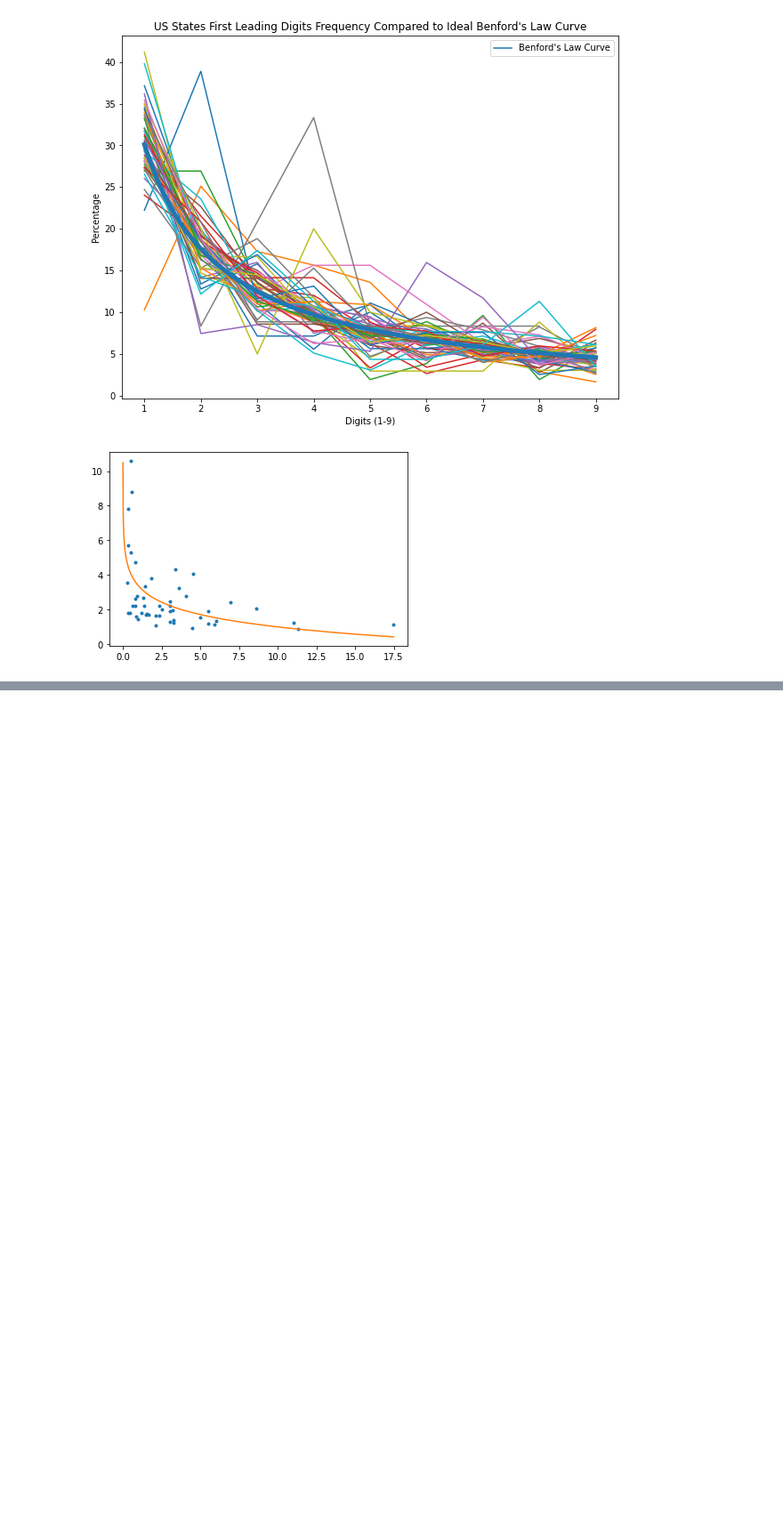
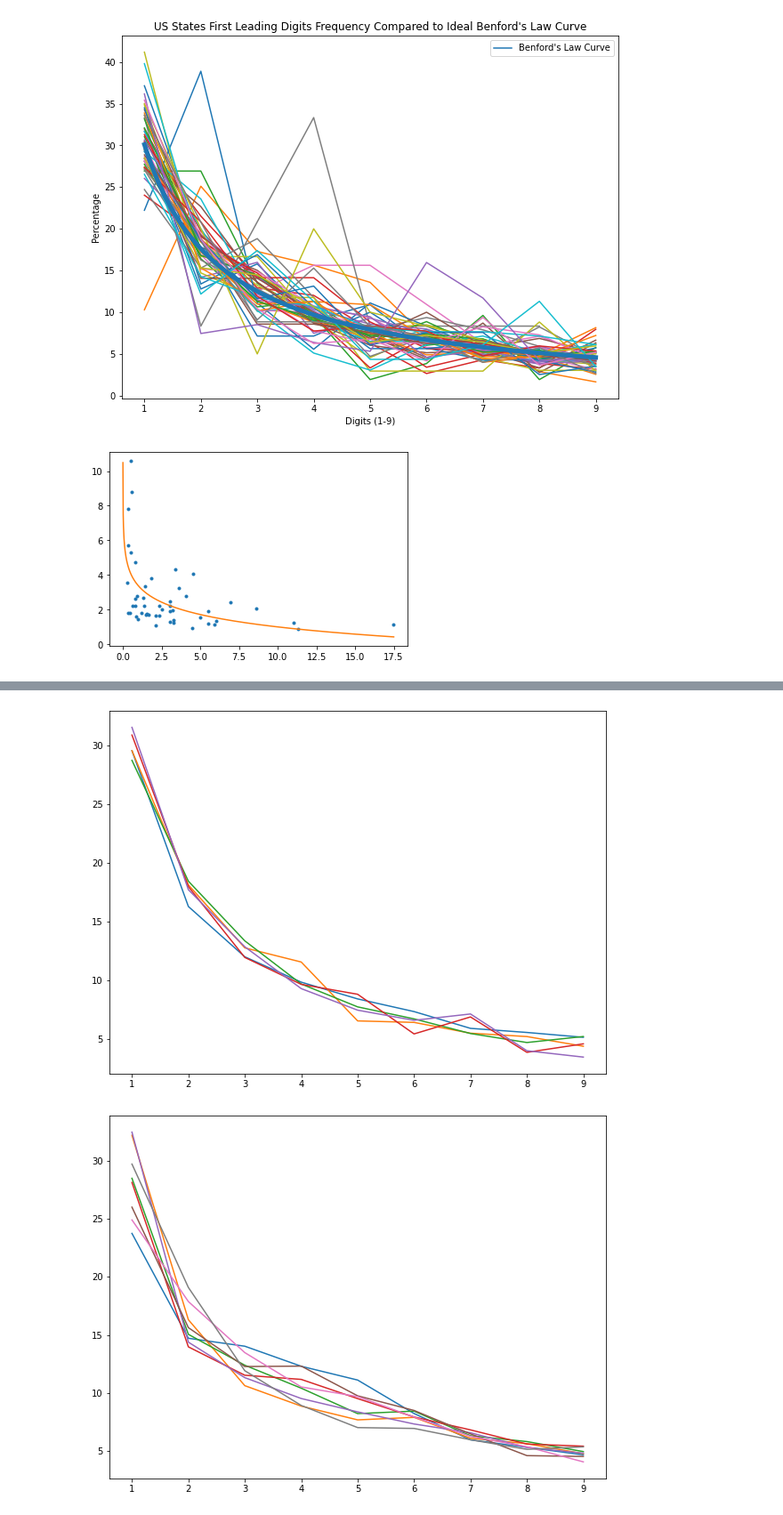
Before and after one commit to Abitamim/SoftDesProject1, a Jupyter notebook: main_notebook.ipynb, the cells around one changed output, grey strips where cells are left out. Shown at 89% size. Cells and saved outputs as stored; diff of their text form; code cells hidden in the pictures; blank space fills up the shorter version.

```diff
--- a/main_notebook.ipynb
+++ b/main_notebook.ipynb
@@ -141,0 +153,41 @@ dtype: float64
+# %%
+us_cand_data = helper.get_votes_per_parameter(us_data, 0)
+russia_cand_data = helper.get_votes_per_parameter(russia_data, 0)
+
+total_us_candidate_votes = helper.sum_votes(us_data, 0)
+total_us_votes = total_us_candidate_votes.iloc[0].sum()
+
+total_russia_candidate_votes = helper.sum_votes(russia_data, 0)
+total_russia_votes = total_russia_candidate_votes.iloc[0].sum()
+
+us_percentage_of_total_votes = total_us_candidate_votes.divide(total_us_votes)
+russia_percentage_of_total_votes = total_russia_candidate_votes.divide(total_russia_votes)
+
+us_candidates_combined_leading_digit_std_dev = {1:[], 2:[], 3:[], 4:[], 5:[], 6:[], 7:[], 8:[], 9:[]}
+russia_candidates_combined_leading_digit_std_dev = {1:[], 2:[], 3:[], 4:[], 5:[], 6:[], 7:[], 8:[], 9:[]}
+plt.figure(figsize=(10,7.5))
+plt.clf()
+for cand, votes in us_cand_data.items():
+    cand_leading_digits = helper.find_all_leading_digits(votes,1)
+    cand_percentages = helper.data_to_percentage(cand_leading_digits)
+    if len(votes[~np.isnan(votes)]) > 500:
+        plt.plot(cand_percentages.index, cand_percentages)
+        for i in range(1, 10):
+            if i in cand_percentages.index:
+                us_candidates_combined_leading_digit_std_dev[i].append(cand_percentages[i])
+us_candidates_combined_leading_digit_std_dev = pd.DataFrame({index: pd.Series(value) for index, value in us_candidates_combined_leading_digit_std_dev.items()})
+
+plt.figure(figsize=(10, 7.5))
+
+for cand, votes in russia_cand_data.items():
+    cand_leading_digits = helper.find_all_leading_digits(votes,1)
+    cand_percentages = helper.data_to_percentage(cand_leading_digits)
+    if len(votes[~np.isnan(votes)]) > 500:
+        plt.plot(cand_percentages.index, cand_percentages)
+        for i in range(1, 10):
+            if i in cand_percentages.index:
+                russia_candidates_combined_leading_digit_std_dev[i].append(cand_percentages[i])
+russia_candidates_combined_leading_digit_std_dev = pd.DataFrame({index: pd.Series(value) for index, value in russia_candidates_combined_leading_digit_std_dev.items() if len(value) > 500})
+# %% [output]
+[figure, added]
+[figure, added]
```
Also changed, not shown: parts of 10 cells of this notebook.
